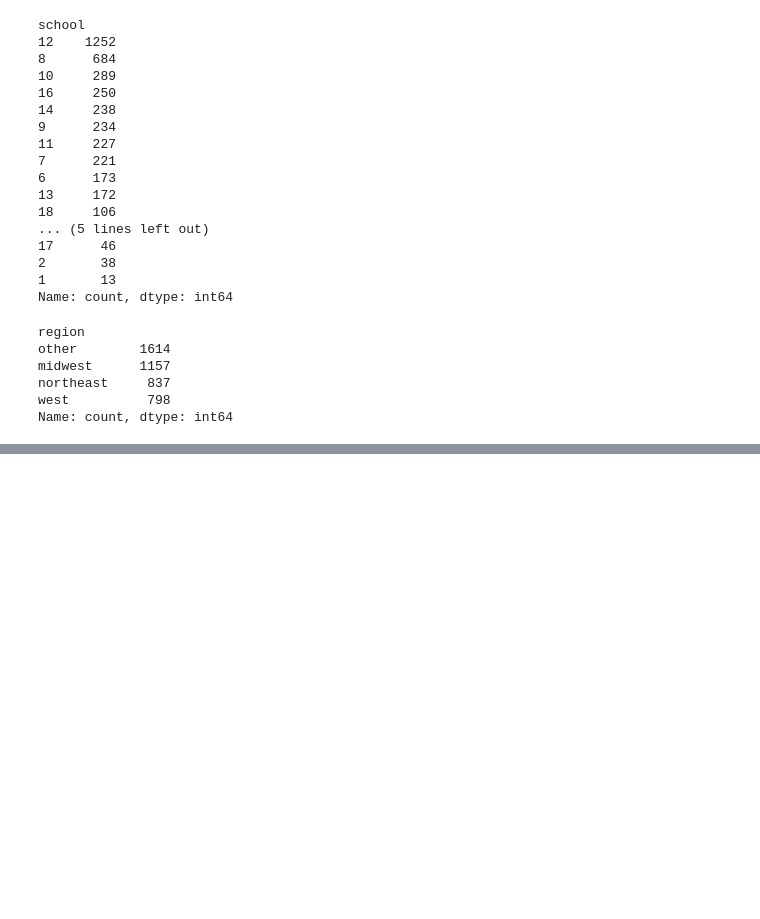
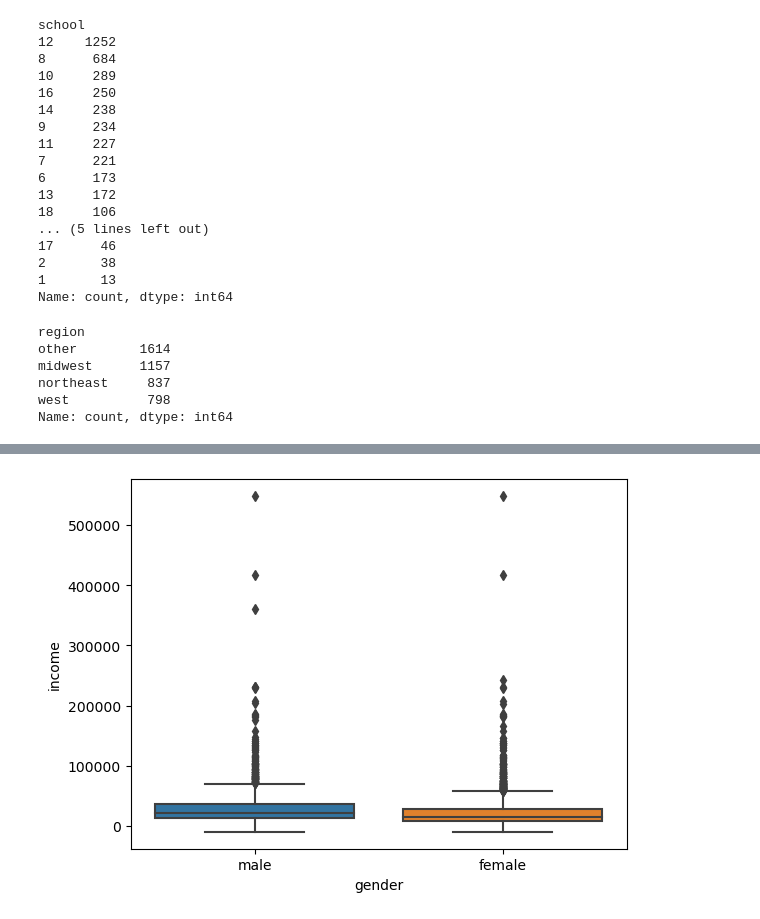
Before and after one commit to mobeloper/AIMLCaltechBootcamp, a Jupyter notebook: DataScience/Incremental_Capstone_Ebook_Dec/incremental_capstone.ipynb, the cells around one changed output, grey strips where cells are left out. Saved outputs shown, nothing was run; the diff lists cells and outputs as text; code cells hidden in the pictures; blank space fills up the shorter version.

```diff
--- a/DataScience/Incremental_Capstone_Ebook_Dec/incremental_capstone.ipynb
+++ b/DataScience/Incremental_Capstone_Ebook_Dec/incremental_capstone.ipynb
@@ -192,0 +241,7 @@ df
+# %%
+import numpy as np
+import pandas as pd
+
+df = pd.read_csv('../Datasets/NSMES1988updated.csv')
+
+df
@@ -192,0 +382,9 @@ df
+# %%
+import seaborn as sns
+import matplotlib.pyplot as plt
+
+
+sns.boxplot(data=df, x='gender', y='income')
+plt.show()
+# %% [output]
+[figure, added]
```
Also changed, not shown: parts of 37 cells of this notebook, 2 other files.
